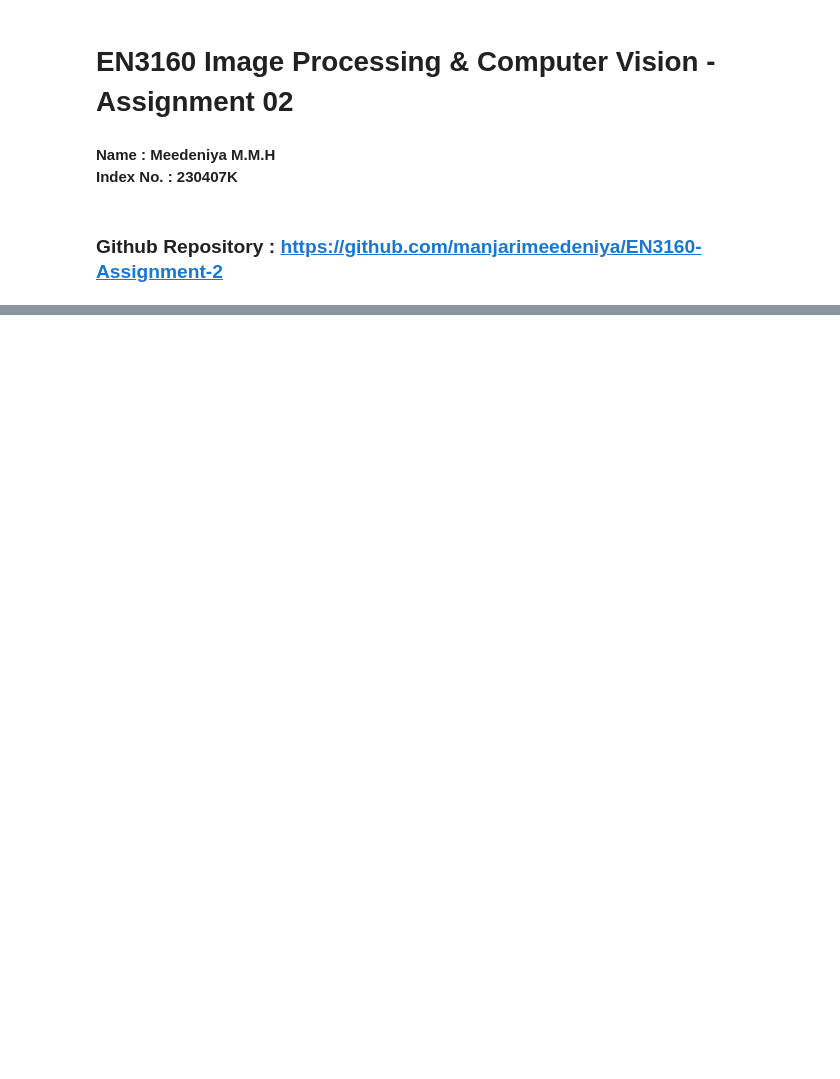
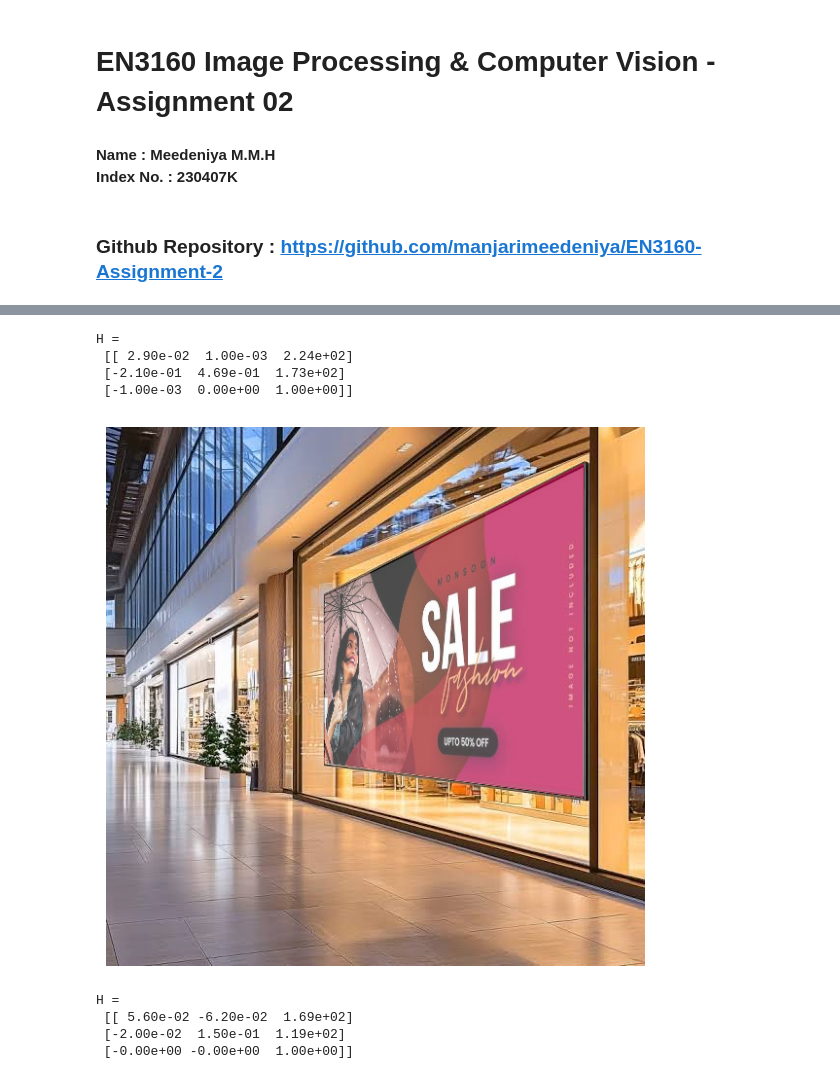
Before and after one commit to manjarimeedeniya/EN3160-Assignment-2, a Jupyter notebook: 230407K_EN3160_Assignment_2.ipynb, the cells around one changed output, grey strips where cells are left out. Drawn from its saved outputs; the diff is of its cells as text; code cells hidden in the pictures; blank space fills up the shorter version.

```diff
--- a/230407K_EN3160_Assignment_2.ipynb
+++ b/230407K_EN3160_Assignment_2.ipynb
@@ -47,0 +45,48 @@ False
+# %%
+def pick_points(img, n=4, max_w=1200):
+    """Click n points on the image: top-left, top-right, bottom-right, bottom-left."""
+    s = min(1.0, max_w / img.shape[1])                 # shrink big images to fit the screen
+    show = cv.resize(img, None, fx=s, fy=s)
+    pts = []
+    def click(event, x, y, flags, param):
+        if event == cv.EVENT_LBUTTONDOWN and len(pts) < n:
+            pts.append([x / s, y / s])                 # store in original-image coordinates
+            cv.circle(show, (x, y), 5, (0, 0, 255), -1)
+            cv.imshow('click 4 corners (TL, TR, BR, BL)', show)
+    cv.imshow('click 4 corners (TL, TR, BR, BL)', show)
+    cv.setMouseCallback('click 4 corners (TL, TR, BR, BL)', click)
+    while len(pts) < n:
+        cv.waitKey(20)
+    cv.waitKey(300); cv.destroyAllWindows()
+    return np.float32(pts)
+
+def superimpose(arch, flag, alpha=0.7):
+    h, w = flag.shape[:2]
+    src = np.float32([[0, 0], [w - 1, 0], [w - 1, h - 1], [0, h - 1]])   # flag corners
+    dst = pick_points(arch)                                              # clicked corners
+    H, _ = cv.findHomography(src, dst)                 # flag plane -> building plane
+    size = (arch.shape[1], arch.shape[0])
+    warped = cv.warpPerspective(flag, H, size)
+    mask = cv.warpPerspective(np.ones((h, w), np.float32), H, size)[..., None]
+    out = arch * (1 - alpha * mask) + warped * (alpha * mask)
+    return H, out.astype(np.uint8)
+
+pairs = [(r'C:\Users\USER\Desktop\5th Semester\CV\Assignment 2\EN3160-Assignment-2\a2images\a2images\Empty_Board_2.jfif', r'C:\Users\USER\Desktop\5th Semester\CV\Assignment 2\EN3160-Assignment-2\a2images\a2images\advertisment.jfif'),
+         (r'C:\Users\USER\Desktop\5th Semester\CV\Assignment 2\EN3160-Assignment-2\a2images\a2images\galle face hotel.jfif', r'C:\Users\USER\Desktop\5th Semester\CV\Assignment 2\EN3160-Assignment-2\a2images\a2images\Sri_Lanka flag.png')]   # change to your files
+
+for a, f in pairs:
+    arch, flag = cv.imread(a), cv.imread(f)
+    assert arch is not None and flag is not None, 'check the image paths'
+    H, out = superimpose(arch, flag)
+    print('H =\n', np.round(H, 3))
+    plt.figure(figsize=(10, 7)); plt.imshow(cv.cvtColor(out, cv.COLOR_BGR2RGB)); plt.axis('off'); plt.show()
+# %% [output]
+H =
+ [[ 2.90e-02  1.00e-03  2.24e+02]
+ [-2.10e-01  4.69e-01  1.73e+02]
+ [-1.00e-03  0.00e+00  1.00e+00]]
+[figure, added]
+H =
+ [[ 5.60e-02 -6.20e-02  1.69e+02]
+ [-2.00e-02  1.50e-01  1.19e+02]
+ [-0.00e+00 -0.00e+00  1.00e+00]]
```
Also changed, not shown: parts of 3 cells of this notebook, 7 other files.
